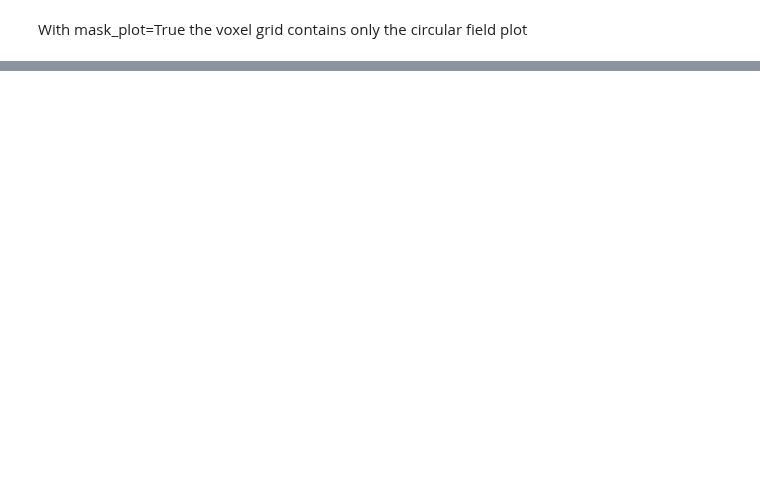
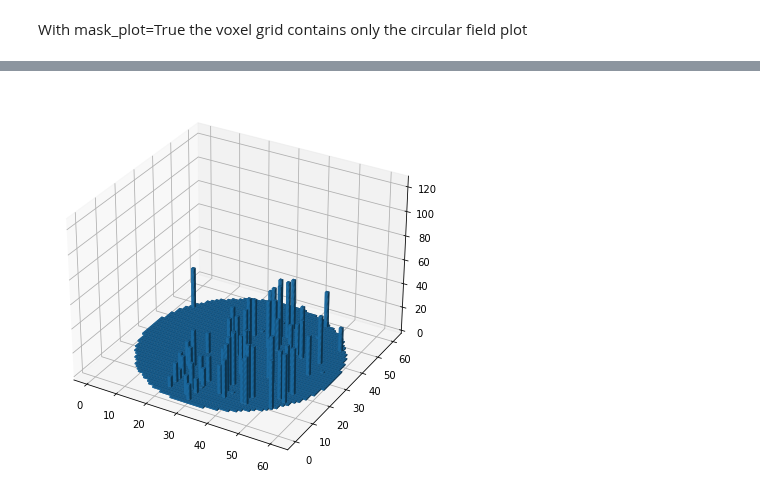
Before and after one commit to mayrajeo/enveco, a Jupyter notebook: nbs/01_las.ipynb, the cells around one changed output, grey strips where cells are left out. Saved outputs shown, nothing was run; the diff lists cells and outputs as text; code cells hidden in the pictures; blank space fills up the shorter version.

```diff
--- a/nbs/01_las.ipynb
+++ b/nbs/01_las.ipynb
@@ -238,3 +256,11 @@ plt.show()
+# %%
+voxel_grid = voxel_grid_from_las(data, plot_x, plot_y, bin_voxels=True, bottom_voxels=True, mask_plot=True)
+fig = plt.figure(figsize=(7,7))
+ax = fig.gca(projection='3d')
+ax.voxels(voxel_grid)
+plt.show()
+# %% [output]
+[figure, added]
 # %%
 from nbdev.export import notebook2script
 notebook2script()
```
Also changed, not shown: parts of 6 cells of this notebook, 7 other files.
